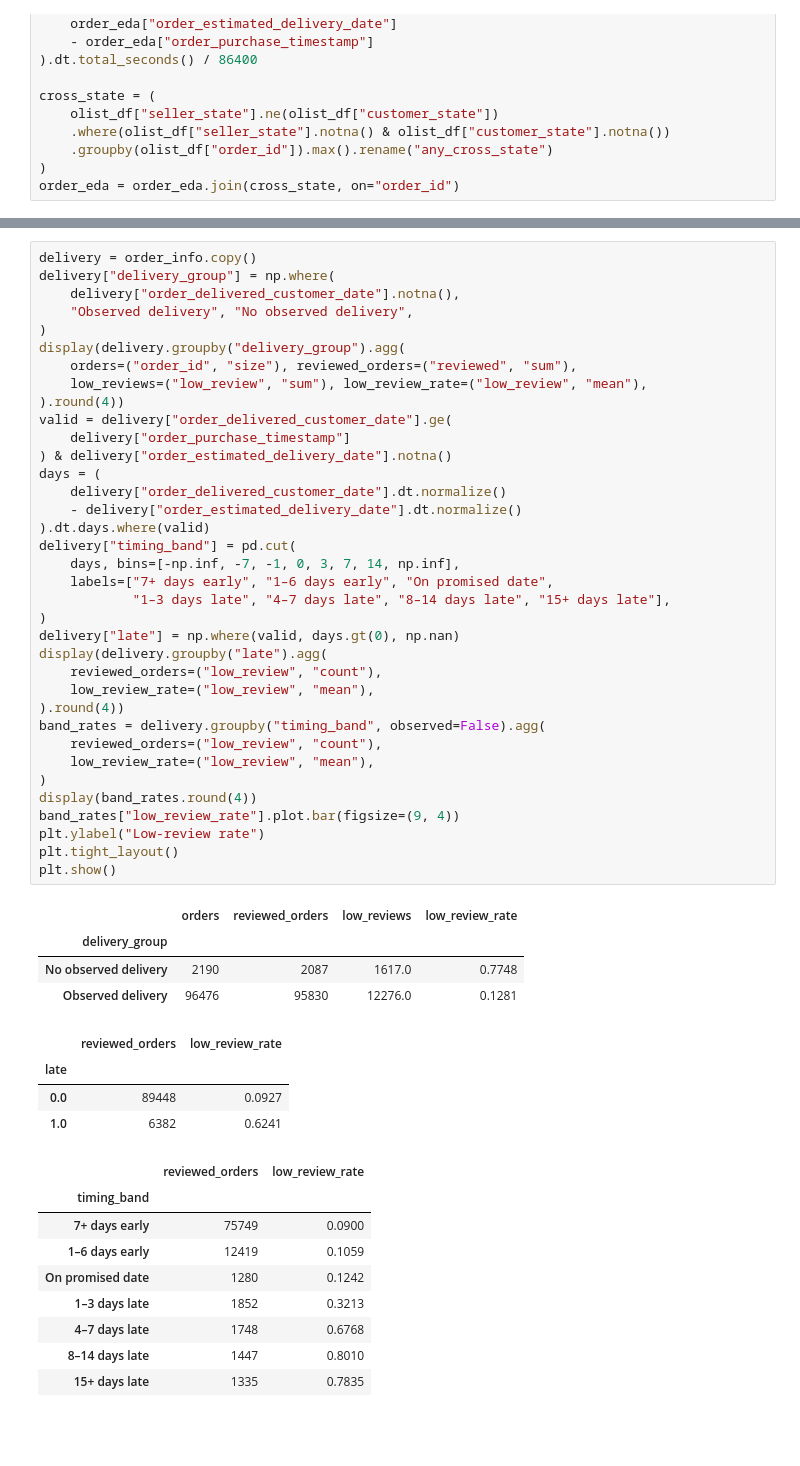
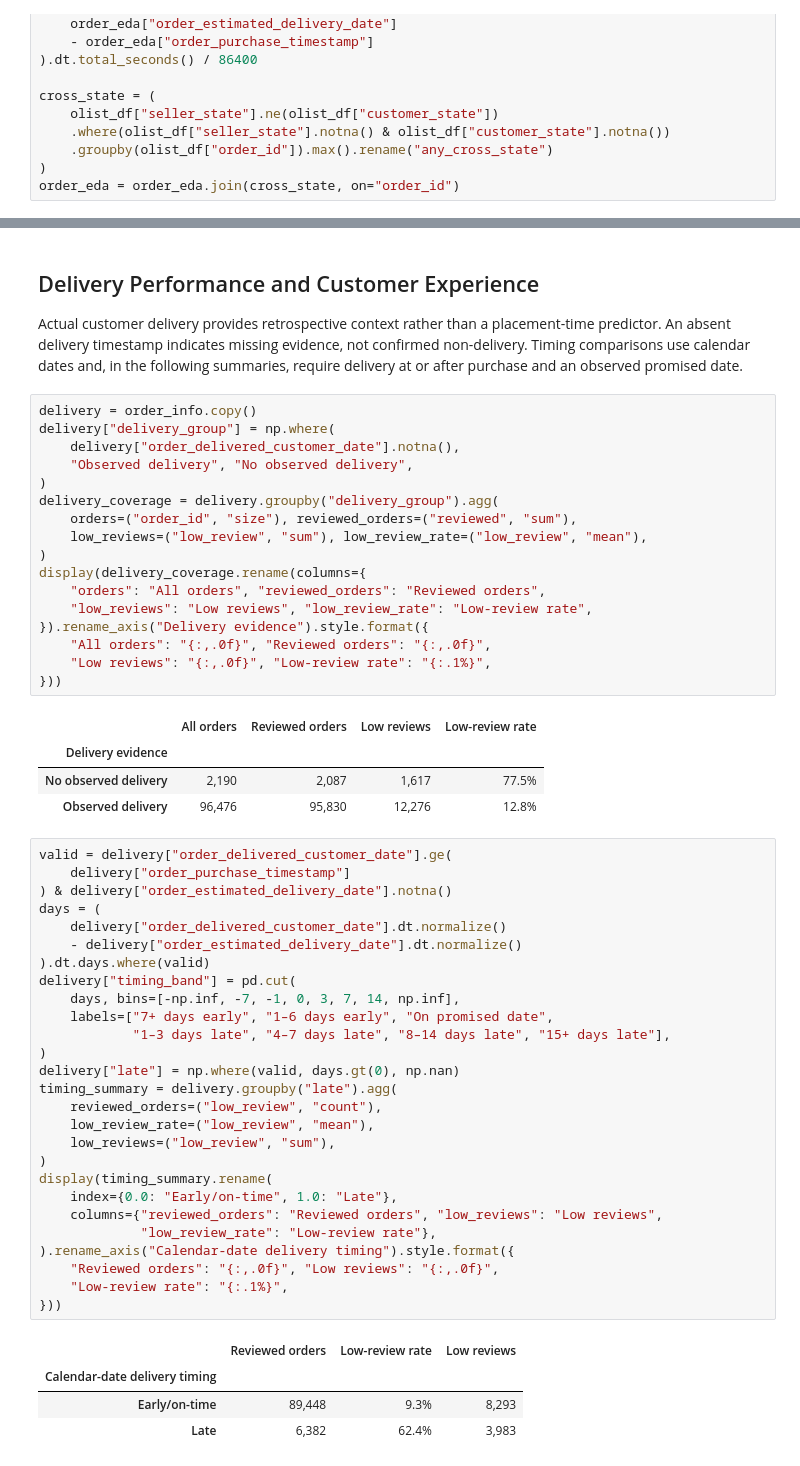
Before and after one commit to asherdata1/supply-chain-decision-support, a Jupyter notebook: 02_notebooks/asher_eda.ipynb, the cells around one changed output, grey strips where cells are left out. Cells and saved outputs as stored; diff of their text form; blank space fills up the shorter version.

```diff
--- a/02_notebooks/asher_eda.ipynb
+++ b/02_notebooks/asher_eda.ipynb
@@ -364,54 +498,58 @@ Observed customer delivery is the primary grouping, independent of eventual stat
+# %% [markdown]
+## Delivery Performance and Customer Experience
+
+Actual customer delivery provides retrospective context rather than a placement-time predictor. An absent delivery timestamp indicates missing evidence, not confirmed non-delivery. Timing comparisons use calendar dates and, in the following summaries, require delivery at or after purchase and an observed promised date.
+# %%
+delivery = order_info.copy()
+delivery["delivery_group"] = np.where(
+    delivery["order_delivered_customer_date"].notna(),
+    "Observed delivery", "No observed delivery",
+)
+delivery_coverage = delivery.groupby("delivery_group").agg(
+    orders=("order_id", "size"), reviewed_orders=("reviewed", "sum"),
+    low_reviews=("low_review", "sum"), low_review_rate=("low_review", "mean"),
+)
+display(delivery_coverage.rename(columns={
+    "orders": "All orders", "reviewed_orders": "Reviewed orders",
+    "low_reviews": "Low reviews", "low_review_rate": "Low-review rate",
+}).rename_axis("Delivery evidence").style.format({
+    "All orders": "{:,.0f}", "Reviewed orders": "{:,.0f}",
+    "Low reviews": "{:,.0f}", "Low-review rate": "{:.1%}",
+}))
+# %% [output]
+|  | All orders | Reviewed orders | Low reviews | Low-review rate |
+| Delivery evidence |  |  |  |  |
+| No observed delivery | 2,190 | 2,087 | 1,617 | 77.5% |
+| Observed delivery | 96,476 | 95,830 | 12,276 | 12.8% |
 # %%
-delivery = order_info.copy()
-delivery["delivery_group"] = np.where(
-    delivery["order_delivered_customer_date"].notna(),
-    "Observed delivery", "No observed delivery",
-)
-display(delivery.groupby("delivery_group").agg(
-    orders=("order_id", "size"), reviewed_orders=("reviewed", "sum"),
-    low_reviews=("low_review", "sum"), low_review_rate=("low_review", "mean"),
-).round(4))
 valid = delivery["order_delivered_customer_date"].ge(
     delivery["order_purchase_timestamp"]
 ) & delivery["order_estimated_delivery_date"].notna()
 days = (
     delivery["order_delivered_customer_date"].dt.normalize()
     - delivery["order_estimated_delivery_date"].dt.normalize()
 ).dt.days.where(valid)
 delivery["timing_band"] = pd.cut(
     days, bins=[-np.inf, -7, -1, 0, 3, 7, 14, np.inf],
     labels=["7+ days early", "1–6 days early", "On promised date",
             "1–3 days late", "4–7 days late", "8–14 days late", "15+ days late"],
 )
 delivery["late"] = np.where(valid, days.gt(0), np.nan)
-display(delivery.groupby("late").agg(
+timing_summary = delivery.groupby("late").agg(
     reviewed_orders=("low_review", "count"),
     low_review_rate=("low_review", "mean"),
-).round(4))
-band_rates = delivery.groupby("timing_band", observed=False).agg(
-    reviewed_orders=("low_review", "count"),
-    low_review_rate=("low_review", "mean"),
+    low_reviews=("low_review", "sum"),
 )
-display(band_rates.round(4))
-band_rates["low_review_rate"].plot.bar(figsize=(9, 4))
-plt.ylabel("Low-review rate")
-plt.tight_layout()
-plt.show()
+display(timing_summary.rename(
+    index={0.0: "Early/on-time", 1.0: "Late"},
+    columns={"reviewed_orders": "Reviewed orders", "low_reviews": "Low reviews",
+             "low_review_rate": "Low-review rate"},
+).rename_axis("Calendar-date delivery timing").style.format({
+    "Reviewed orders": "{:,.0f}", "Low reviews": "{:,.0f}",
+    "Low-review rate": "{:.1%}",
+}))
 # %% [output]
-|  | orders | reviewed_orders | low_reviews | low_review_rate |
-| delivery_group |  |  |  |  |
-| No observed delivery | 2190 | 2087 | 1617.0 | 0.7748 |
-| Observed delivery | 96476 | 95830 | 12276.0 | 0.1281 |
+|  | Reviewed orders | Low-review rate | Low reviews |
+| Calendar-date delivery timing |  |  |  |
+| Early/on-time | 89,448 | 9.3% | 8,293 |
+| Late | 6,382 | 62.4% | 3,983 |
-|  | reviewed_orders | low_review_rate |
-| late |  |  |
-| 0.0 | 89448 | 0.0927 |
-| 1.0 | 6382 | 0.6241 |
-|  | reviewed_orders | low_review_rate |
-| timing_band |  |  |
-| 7+ days early | 75749 | 0.0900 |
-| 1–6 days early | 12419 | 0.1059 |
-| On promised date | 1280 | 0.1242 |
-| 1–3 days late | 1852 | 0.3213 |
-| 4–7 days late | 1748 | 0.6768 |
-| 8–14 days late | 1447 | 0.8010 |
-| 15+ days late | 1335 | 0.7835 |
```
Also changed, not shown: parts of 58 cells of this notebook, 2 other files.
